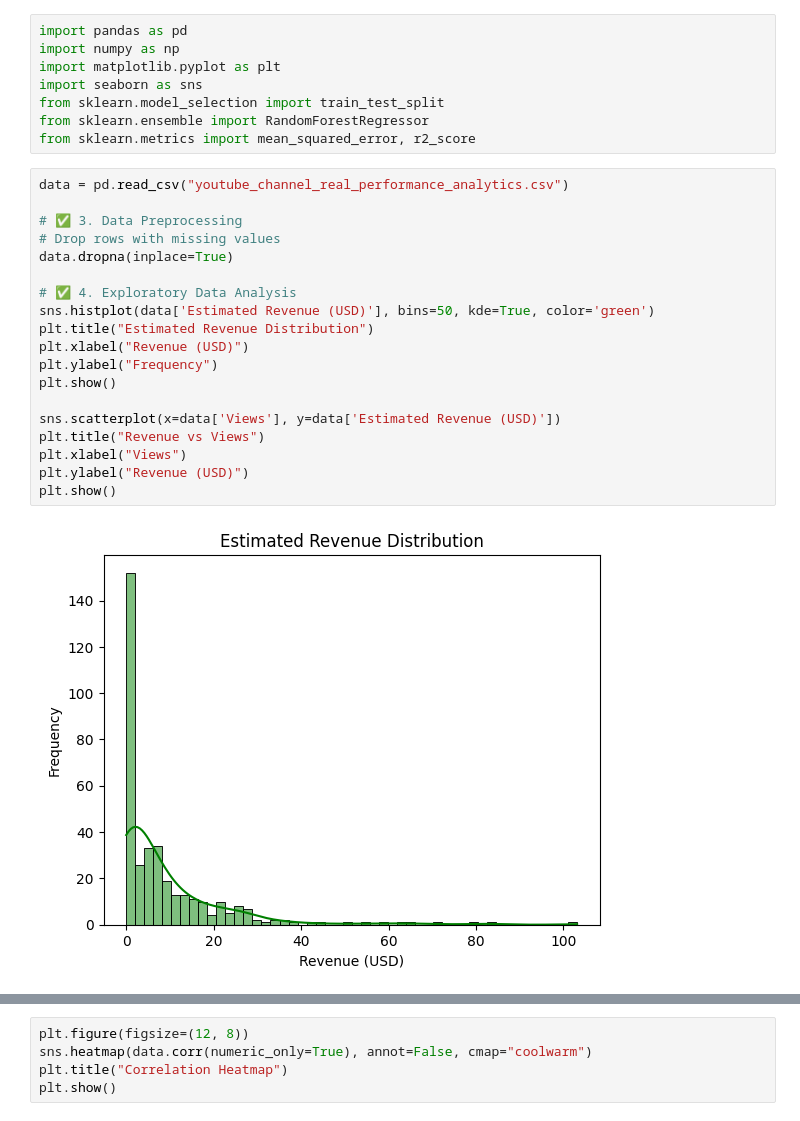
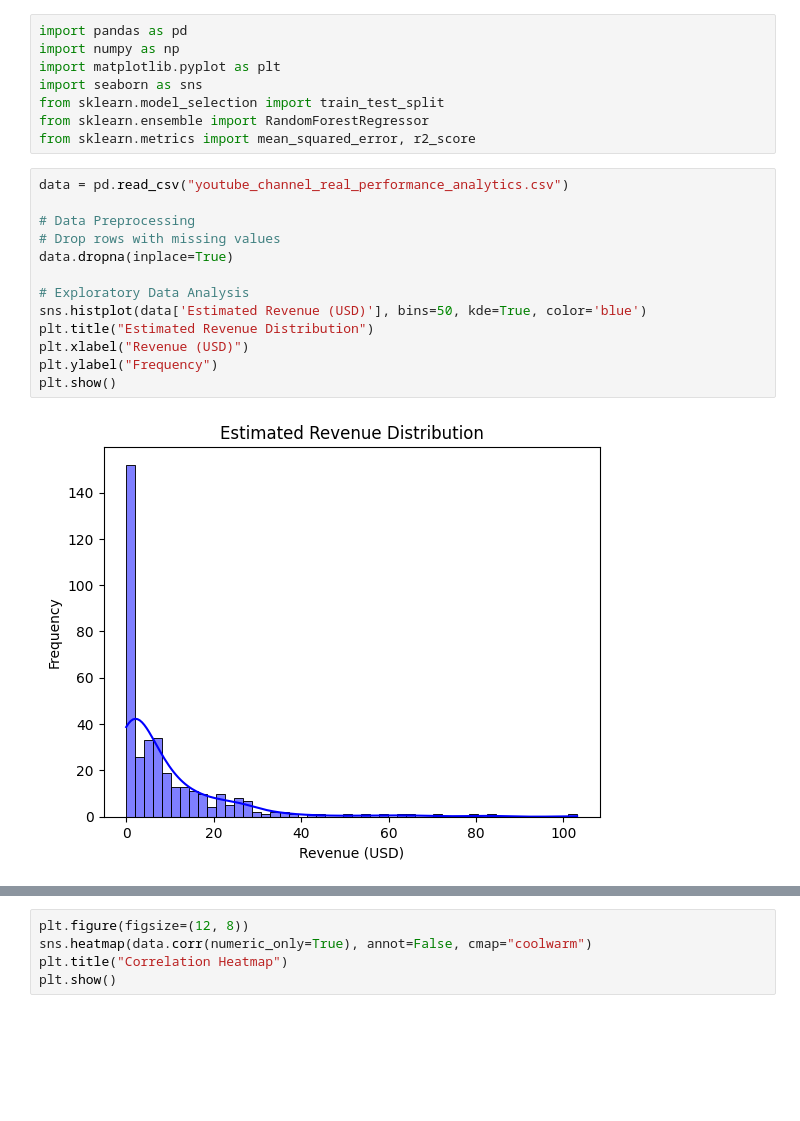
Before and after one commit to Deepnotcoder/Internship-Project-1, a Jupyter notebook: UNLOCKING.IPYNB, the cells around one changed output, grey strips where cells are left out. Cells and saved outputs as stored; diff of their text form; blank space fills up the shorter version.

```diff
--- a/UNLOCKING.IPYNB
+++ b/UNLOCKING.IPYNB
@@ -9,21 +9,15 @@ from sklearn.metrics import mean_squared_error, r2_score
 # %%
 data = pd.read_csv("youtube_channel_real_performance_analytics.csv")
 
-# ✅ 3. Data Preprocessing
+# Data Preprocessing
 # Drop rows with missing values
 data.dropna(inplace=True)
 
-# ✅ 4. Exploratory Data Analysis
-sns.histplot(data['Estimated Revenue (USD)'], bins=50, kde=True, color='green')
+# Exploratory Data Analysis
+sns.histplot(data['Estimated Revenue (USD)'], bins=50, kde=True, color='blue')
 plt.title("Estimated Revenue Distribution")
 plt.xlabel("Revenue (USD)")
 plt.ylabel("Frequency")
 plt.show()
-
-sns.scatterplot(x=data['Views'], y=data['Estimated Revenue (USD)'])
-plt.title("Revenue vs Views")
-plt.xlabel("Views")
-plt.ylabel("Revenue (USD)")
-plt.show()
 # %% [output]
-[figure, old version]
+[figure, new version]
```
Also changed, not shown: parts of 3 cells of this notebook.
